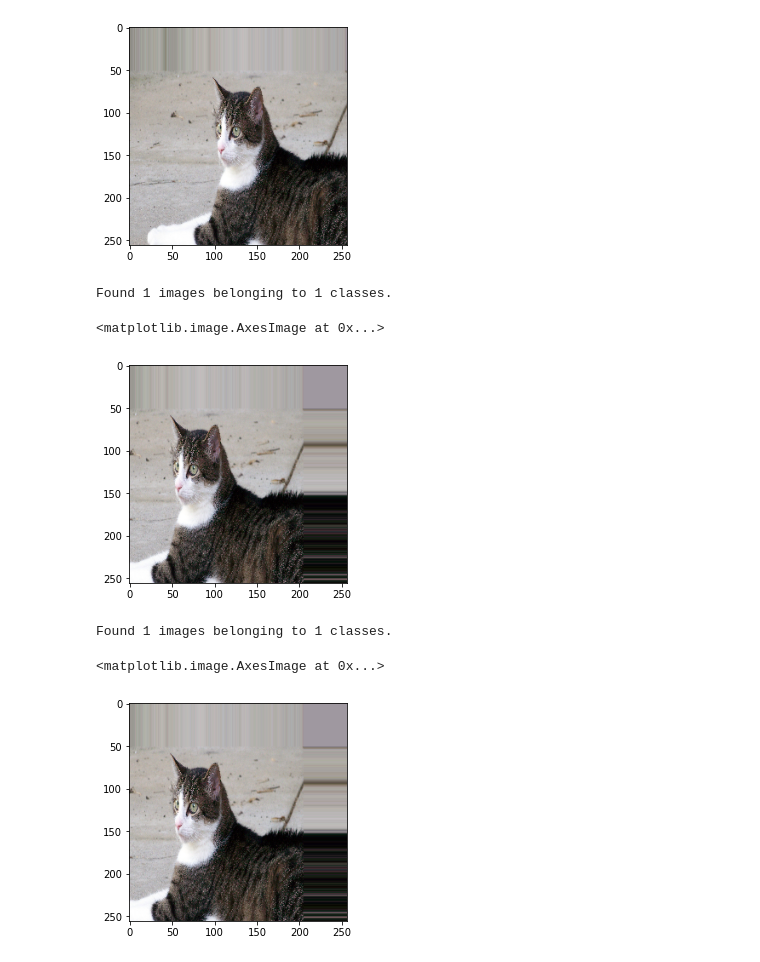
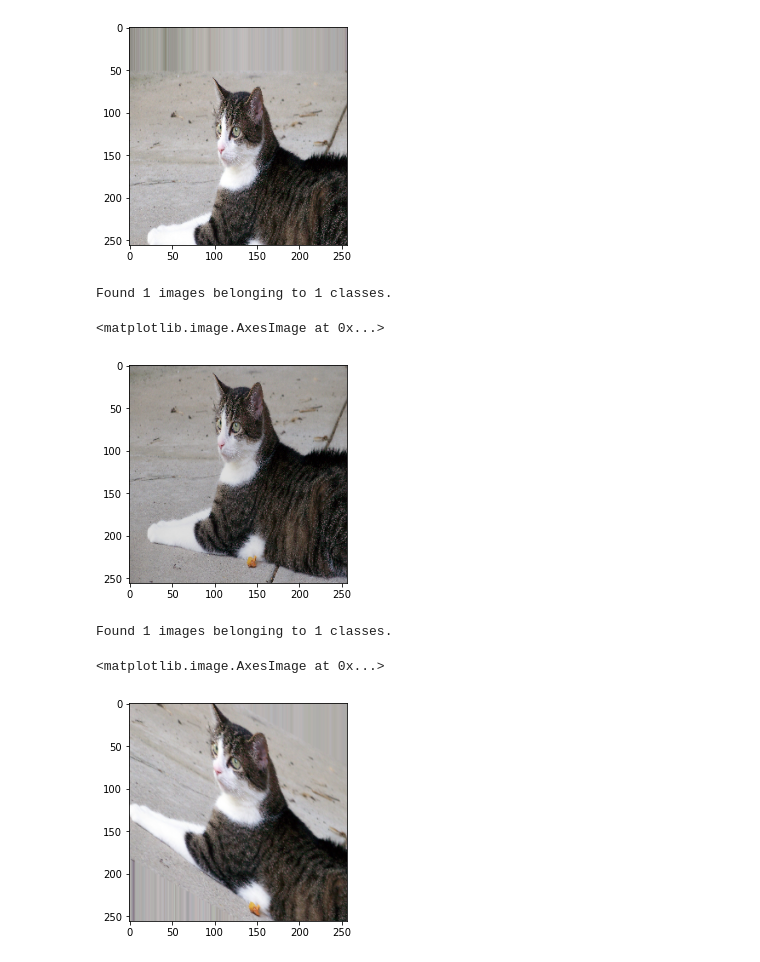
Before and after one commit to luthra2059/Image-Data-Augmentation-with-Keras, a Jupyter notebook: Image_Data_Agumentation.ipynb, the cells around one changed output. Cells and saved outputs as stored; diff of their text form; code cells hidden in the pictures.

```diff
--- a/Image_Data_Agumentation.ipynb
+++ b/Image_Data_Agumentation.ipynb
@@ -42,17 +42,17 @@ Found 1 images belonging to 1 classes.
 <matplotlib.image.AxesImage at 0x...>
 [figure]
 # %%
-genetator = tf.keras.preprocessing.image.ImageDataGenerator(
+generator = tf.keras.preprocessing.image.ImageDataGenerator(
     brightness_range = (0.5, 2.)
 )
 x, y = next(generator.flow_from_directory('drive/My Drive/images/', batch_size=1))
 plt.imshow(x[0].astype('uint8'))
 # %% [output]
 Found 1 images belonging to 1 classes.
 <matplotlib.image.AxesImage at 0x...>
-[figure, old version]
+[figure, new version]
 # %%
-genetator = tf.keras.preprocessing.image.ImageDataGenerator(
+generator = tf.keras.preprocessing.image.ImageDataGenerator(
     shear_range = 40
 )
 x, y = next(generator.flow_from_directory('drive/My Drive/images/', batch_size=1))
@@ -60,5 +60,5 @@ plt.imshow(x[0].astype('uint8'))
 # %% [output]
 Found 1 images belonging to 1 classes.
 <matplotlib.image.AxesImage at 0x...>
-[figure, old version]
+[figure, new version]
 # %%
```
Also changed, not shown: parts of 11 cells of this notebook.
